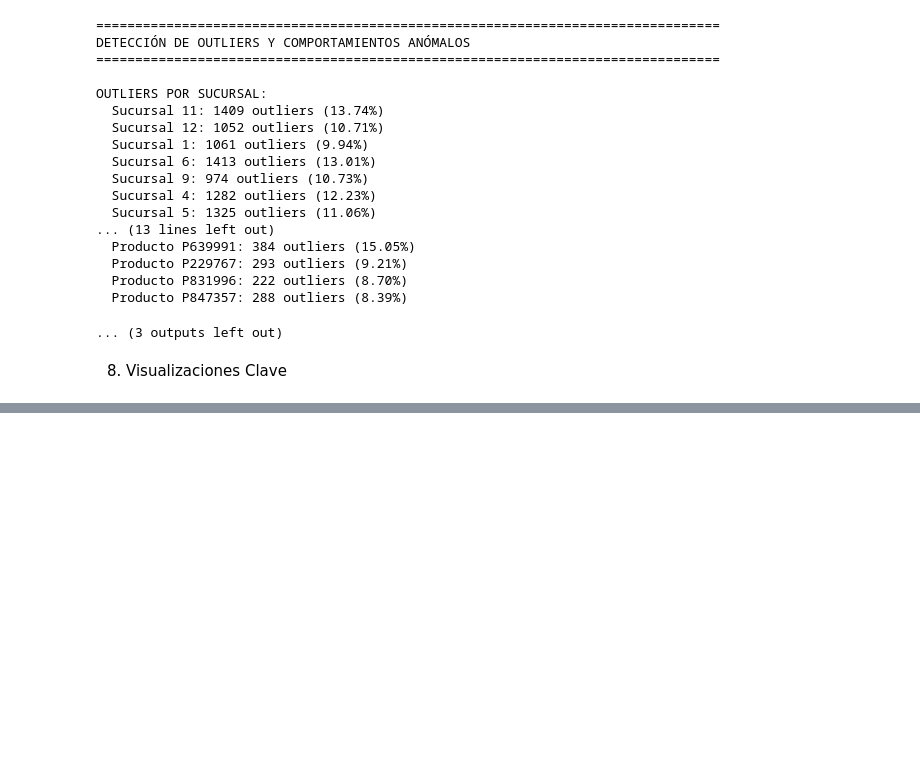
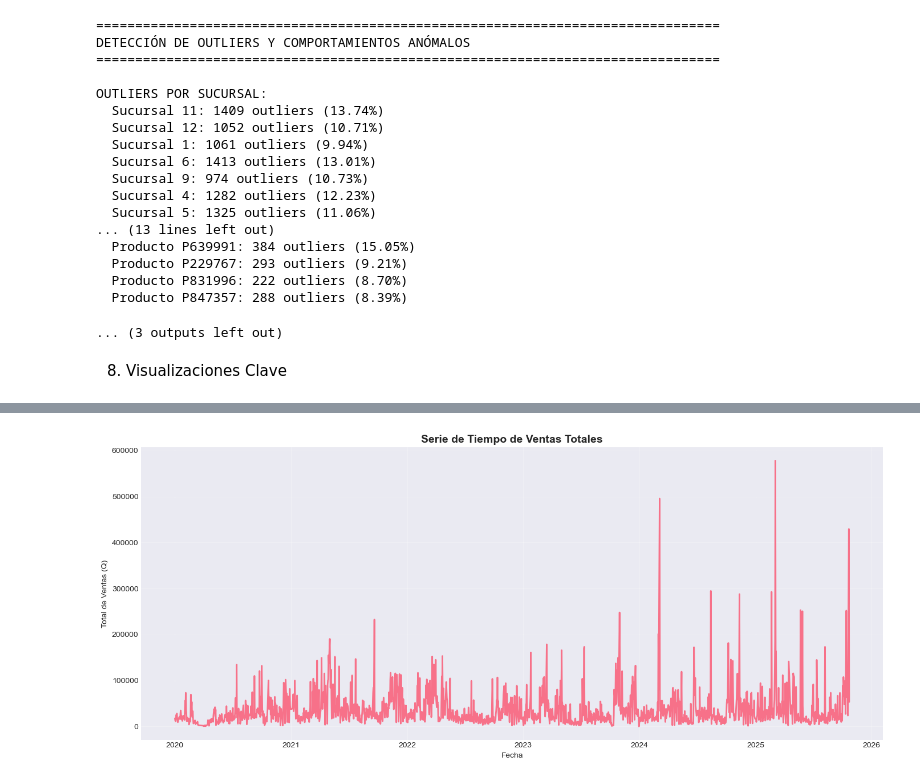
Before and after one commit to Christian-Vinicio/repo-seriestemporales-g4-pd, a Jupyter notebook: notebooks/01_exploratory_data_analysis.ipynb, the cells around one changed output, grey strips where cells are left out. Saved outputs shown, nothing was run; the diff lists cells and outputs as text; code cells hidden in the pictures; blank space fills up the shorter version.

```diff
--- a/notebooks/01_exploratory_data_analysis.ipynb
+++ b/notebooks/01_exploratory_data_analysis.ipynb
@@ -24,8 +25,8 @@ from statsmodels.tsa.seasonal import seasonal_decompose
 Punto 2a-2d
 # %%
 # 2a. Cargar el dataset y visualizar las primeras filas
-ruta_dataset = r"C:\Users\hsuna\Desktop\Proyecto Final Product Development\repo_final_project_pd\data\raw\Dataset_Product_Development\Dataset Product Development.csv"
-df = pd.read_csv(ruta_dataset)
+#ruta_dataset = r"C:\Users\hsuna\Desktop\Proyecto Final Product Development\repo_final_project_pd\data\raw\Dataset_Product_Development\Dataset Product Development.csv"
+df = pd.read_csv("../data/raw/ventas.csv")
 
 print("="*80)
 print("PRIMERAS 5 FILAS DEL DATASET")
@@ -933,3 +934,98 @@ OUTLIERS POR SUCURSAL:
 ... (3 outputs left out)
 # %% [markdown]
 8. Visualizaciones Clave
+# %%
+# 8.a. Serie de tiempo de ventas totales
+print("="*80)
+print("SERIE DE TIEMPO - VENTAS TOTALES")
+print("="*80)
+
+ventas_diarias = df.groupby('Fecha_Venta')['Total'].sum()
+
+plt.figure(figsize=(14,6))
+plt.plot(ventas_diarias.index, ventas_diarias.values, linewidth=2)
+
+plt.title('Serie de Tiempo de Ventas Totales', fontsize=14, fontweight='bold')
+plt.xlabel('Fecha')
+plt.ylabel('Total de Ventas (Q)')
+plt.grid(True, alpha=0.3)
+plt.tight_layout()
+plt.show()
+
+# 8.b. Barras - Ventas por sucursal
+print("="*80)
+print("VENTAS TOTALES POR SUCURSAL")
+print("="*80)
+
+ventas_sucursal = df.groupby('Codigo_Sucursal')['Total'].sum().sort_values(ascending=False)
+
+plt.figure(figsize=(12,6))
+sns.barplot(x=ventas_sucursal.index, y=ventas_sucursal.values)
+
+plt.title('Ventas Totales por Sucursal', fontsize=14, fontweight='bold')
+plt.xlabel('Código de Sucursal')
+plt.ylabel('Ventas Totales (Q)')
+plt.tight_layout()
+plt.show()
+
+# 8.c. Barras - Ventas por producto
+print("="*80)
+print("VENTAS TOTALES POR PRODUCTO")
+print("="*80)
+
+ventas_producto = df.groupby('Codigo_Producto')['Total'].sum().sort_values(ascending=False)
+
+plt.figure(figsize=(12,6))
+sns.barplot(x=ventas_producto.index, y=ventas_producto.values)
+
+plt.title('Ventas Totales por Producto', fontsize=14, fontweight='bold')
+plt.xlabel('Código de Producto')
+plt.ylabel('Ventas Totales (Q)')
+plt.xticks(rotation=45)
+plt.tight_layout()
+plt.show()
+
+
+
+print("="*80)
+print("HEATMAP MEJORADO - VENTAS POR FECHA Y PRODUCTO (AGRUPACIÓN SEMANAL)")
+print("="*80)
+
+df['Semana'] = df['Fecha_Venta'].dt.to_period('W').dt.to_timestamp()
+
+ventas_prod_semana = df.groupby(['Semana', 'Codigo_Producto'])['Total'].sum().unstack().fillna(0)
+
+# Ordenar productos por ventas totales
+ventas_prod_semana = ventas_prod_semana.loc[:, ventas_prod_semana.sum().sort_values(ascending=False).index]
+
+# Mostrar solo últimas 8 semanas para claridad
+ventas_prod_semana = ventas_prod_semana.tail(8)
+
+plt.figure(figsize=(14,6))
+sns.heatmap(ventas_prod_semana, cmap='coolwarm', linewidths=.5, linecolor='gray')
+plt.title('Heatmap Ventas por Semana y Producto (Top ordenado)', fontsize=14, fontweight='bold')
+plt.xlabel('Producto')
+plt.ylabel('Semana')
+plt.xticks(rotation=45)
+plt.tight_layout()
+plt.show()
+
+print("="*80)
+print("HEATMAP MEJORADO - VENTAS POR FECHA Y SUCURSAL (AGRUPACIÓN SEMANAL)")
+print("="*80)
+
+ventas_sucursal_semana = df.groupby(['Semana', 'Codigo_Sucursal'])['Total'].sum().unstack().fillna(0)
+
+ventas_sucursal_semana = ventas_sucursal_semana.loc[:, ventas_sucursal_semana.sum().sort_values(ascending=False).index]
+
+ventas_sucursal_semana = ventas_sucursal_semana.tail(8)
+
+plt.figure(figsize=(10,6))
+sns.heatmap(ventas_sucursal_semana, cmap='viridis', linewidths=.5, linecolor='gray')
+plt.title('Heatmap Ventas por Semana y Sucursal (Top ordenado)', fontsize=14, fontweight='bold')
+plt.xlabel('Sucursal')
+plt.ylabel('Semana')
+plt.xticks(rotation=45)
+plt.tight_layout()
+plt.show()
+# %% [output]
@@ -935,0 +1035 @@ OUTLIERS POR SUCURSAL:
+[figure, added]
```
Also changed, not shown: parts of 8 cells of this notebook.
